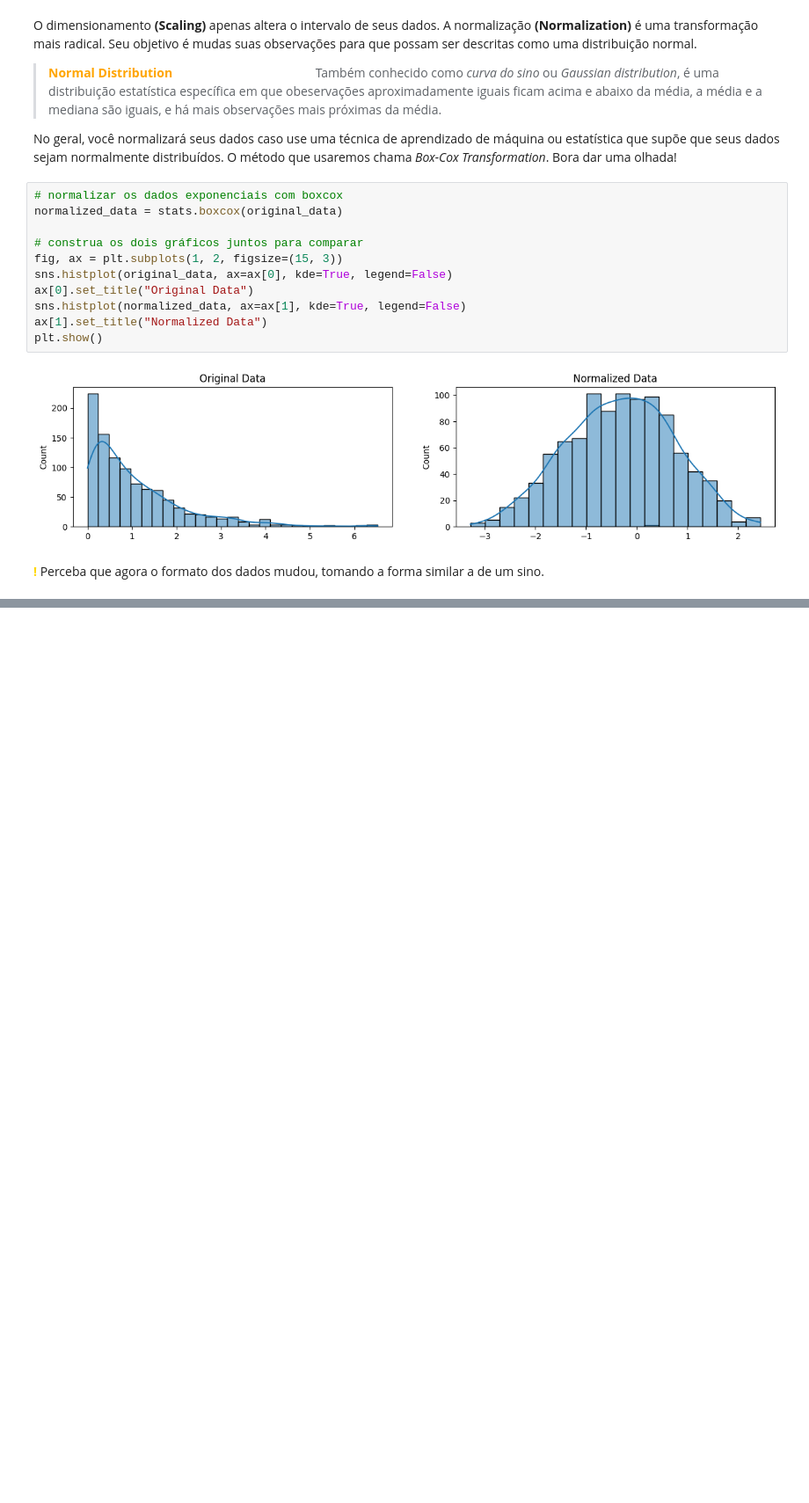
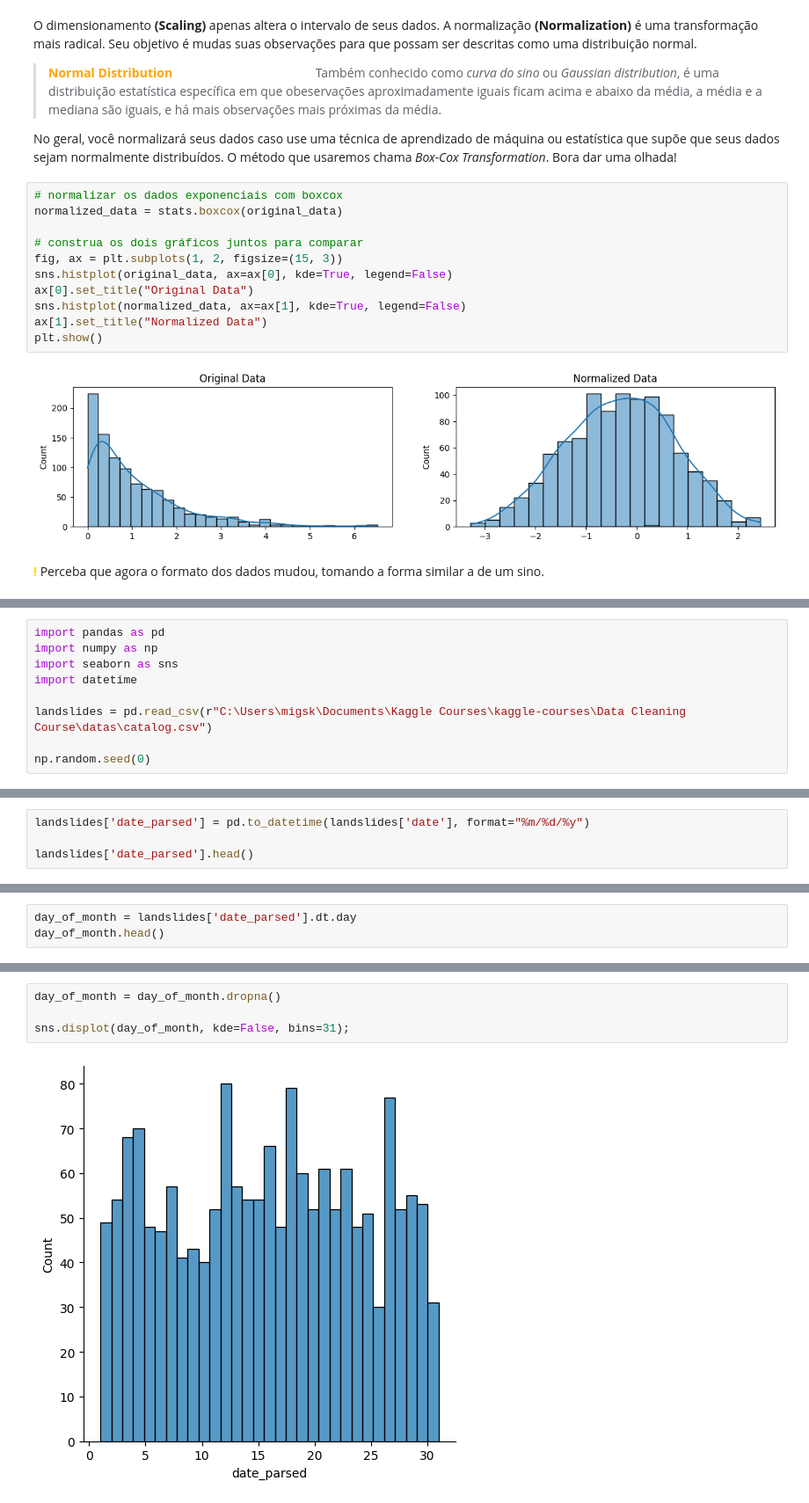
Before and after one commit to kawakami01/kaggle-courses, a Jupyter notebook: Data Cleaning Course/kaggle-data-cleaning-course.ipynb, the cells around one changed output, grey strips where cells are left out. Shown: that part at 88% size. Saved outputs shown, nothing was run; the diff lists cells and outputs as text; blank space fills up the shorter version.

Commit message:
add data cleaning course files

```diff
--- a/Data Cleaning Course/kaggle-data-cleaning-course.ipynb
+++ b/Data Cleaning Course/kaggle-data-cleaning-course.ipynb
@@ -248,0 +253,9 @@ plt.show()
+# %%
+import pandas as pd
+import numpy as np
+import seaborn as sns
+import datetime
+
+landslides = pd.read_csv(r"C:\Users\migsk\Documents\Kaggle Courses\kaggle-courses\Data Cleaning Course\datas\catalog.csv")
+
+np.random.seed(0)
@@ -248,0 +305,4 @@ plt.show()
+# %%
+landslides['date_parsed'] = pd.to_datetime(landslides['date'], format="%m/%d/%y")
+
+landslides['date_parsed'].head()
@@ -248,0 +326,3 @@ plt.show()
+# %%
+day_of_month = landslides['date_parsed'].dt.day
+day_of_month.head()
@@ -248,0 +344,6 @@ plt.show()
+# %%
+day_of_month = day_of_month.dropna()
+
+sns.displot(day_of_month, kde=False, bins=31);
+# %% [output]
+[figure, added]
```
Also changed, not shown: parts of 19 cells of this notebook, 1 other file.
